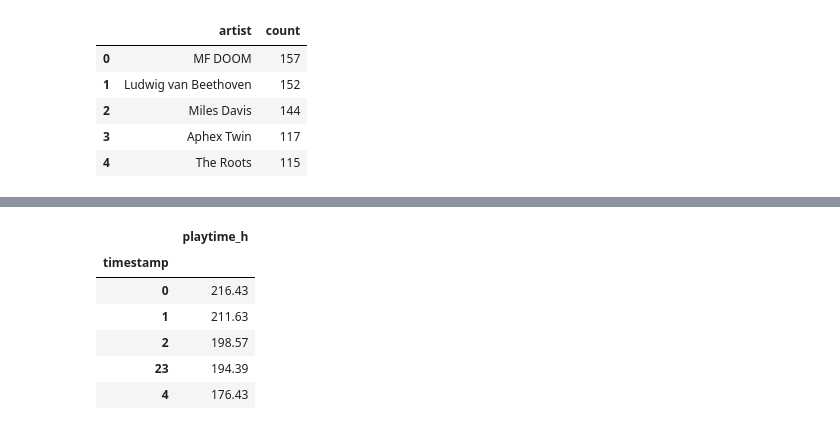
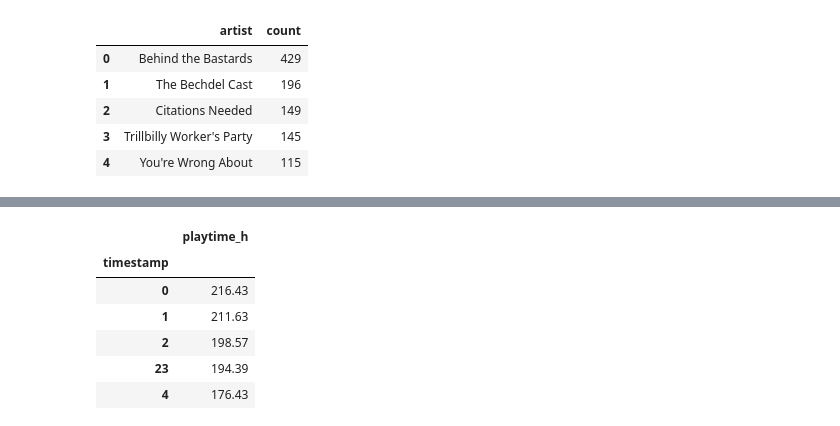
Before and after one commit to mmmuir/CL_DA2, a Jupyter notebook: ios_analysis.ipynb, the cells around one changed output, grey strips where cells are left out. Saved outputs shown, nothing was run; the diff lists cells and outputs as text; code cells hidden in the pictures.

Commit message:
fixed podcast df issue

```diff
--- a/ios_analysis.ipynb
+++ b/ios_analysis.ipynb
@@ -120,12 +132,12 @@ get_pods(all_streams)
 # %%
-most_played(all_streams.drop_duplicates(subset="track"), artists=True).head(5)
+most_played(podcasts.drop_duplicates(subset="track"), artists=True).head(5)
 # %% [output]
 |  | artist | count |
-| 0 | MF DOOM | 157 |
-| 1 | Ludwig van Beethoven | 152 |
-| 2 | Miles Davis | 144 |
-| 3 | Aphex Twin | 117 |
-| 4 | The Roots | 115 |
+| 0 | Behind the Bastards | 429 |
+| 1 | The Bechdel Cast | 196 |
+| 2 | Citations Needed | 149 |
+| 3 | Trillbilly Worker's Party | 145 |
+| 4 | You're Wrong About | 115 |
 # %%
 plothpm(hpm(all_streams))
 # %% [output]
```
Also changed, not shown: parts of 4 cells of this notebook, 1 other file.
